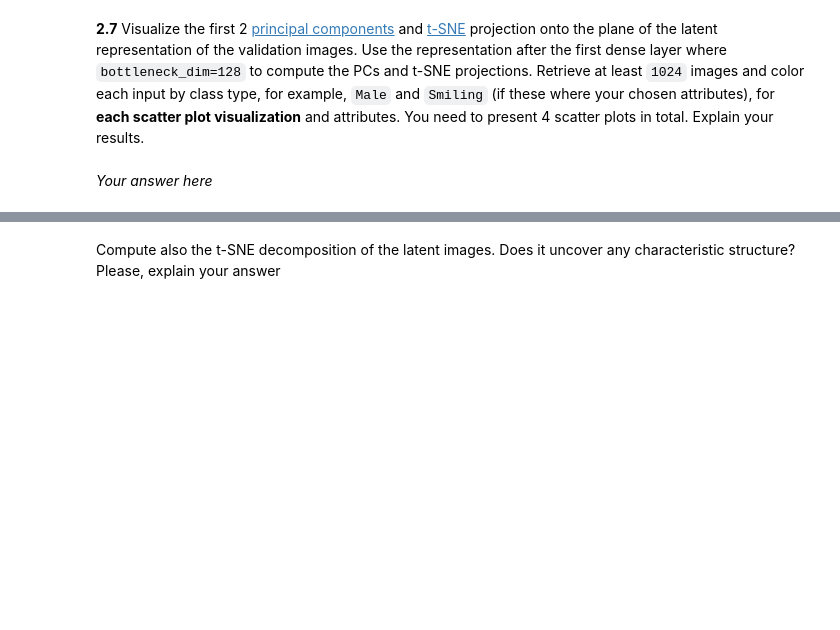
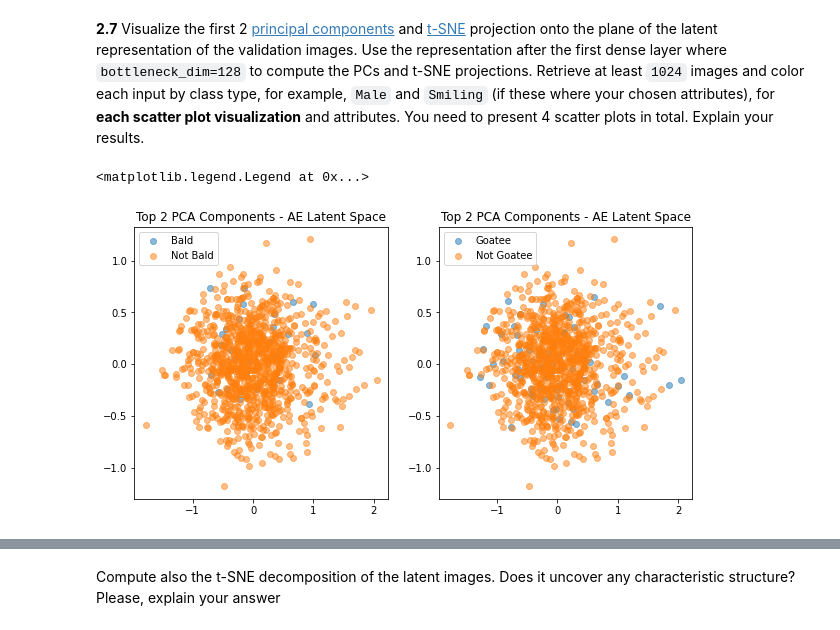
Before and after one commit to simonwarchol/2020-CS109B, a Jupyter notebook: content/homeworks/hw07/notebook/cs109b_hw7.ipynb, the cells around one changed output, grey strips where cells are left out. Drawn from its saved outputs; the diff is of its cells as text; code cells hidden in the pictures; blank space fills up the shorter version.

```diff
--- a/content/homeworks/hw07/notebook/cs109b_hw7.ipynb
+++ b/content/homeworks/hw07/notebook/cs109b_hw7.ipynb
@@ -308,2 +437,0 @@ class ConvDecoder(layers.Layer):
-# %% [markdown]
-*Your answer here*
@@ -309,0 +458,30 @@ class ConvDecoder(layers.Layer):
+# %%
+labels = np.array(labels)
+# %%
+# 2.7 (PCA visualization)
+# your code here
+flattened_output = bottleneck_output.reshape(bottleneck_output.shape[0], -1)
+num_components = 2
+flattened_output
+pca = PCA(n_components=num_components).fit_transform(flattened_output)
+fig, ax = plt.subplots(1,2, figsize=(10,5))
+none = np.argwhere(labels==0)
+bald = np.argwhere(labels==1)
+goatee = np.argwhere(labels==2)
+both = np.argwhere(labels==3)
+all_bald = np.append(bald,both)
+not_bald = np.append(goatee, none)
+all_goatee = np.append(goatee,both)
+not_goatee = np.append(bald, none)
+
+ax[0].scatter(x=pca[all_bald,0], y=pca[all_bald,1], alpha=0.5,label="Bald")
+ax[0].scatter(x=pca[not_bald,0], y=pca[not_bald,1], alpha=0.5,label="Not Bald")
+ax[0].set_title("Top 2 PCA Components - AE Latent Space")
+ax[0].legend()
+ax[1].scatter(x=pca[all_goatee,0], y=pca[all_goatee,1], alpha=0.5,label="Goatee")
+ax[1].scatter(x=pca[not_goatee,0], y=pca[not_goatee,1], alpha=0.5,label="Not Goatee")
+ax[1].set_title("Top 2 PCA Components - AE Latent Space")
+ax[1].legend()
+# %% [output]
+<matplotlib.legend.Legend at 0x...>
+[figure, added]
```
Also changed, not shown: parts of 82 cells of this notebook, 16 other files.
